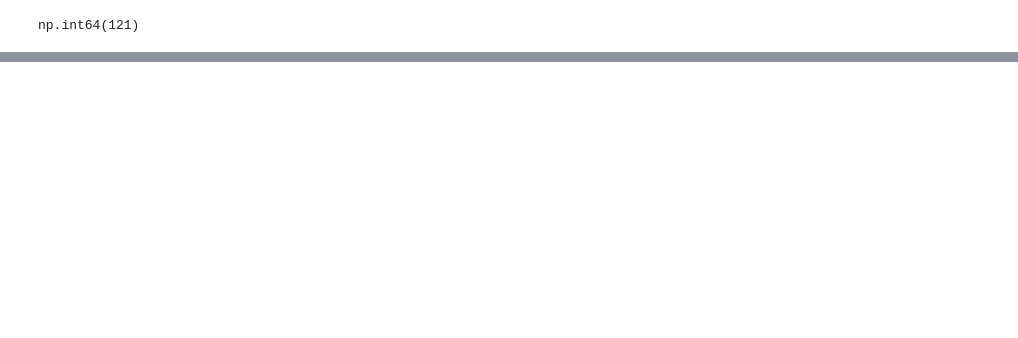
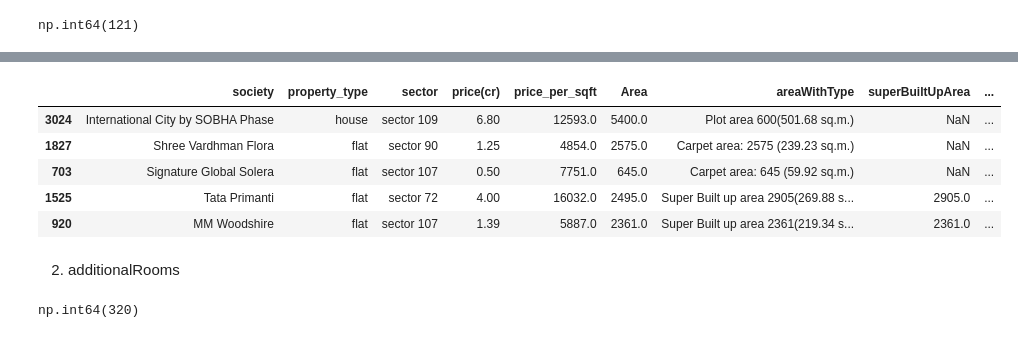
Before and after one commit to 1Priyanshu18/real-estate-project, a Jupyter notebook: notebooks/05_feature_engineering.ipynb, the cells around one changed output, grey strips where cells are left out. Cells and saved outputs as stored; diff of their text form; code cells hidden in the pictures; blank space fills up the shorter version.

```diff
--- a/notebooks/05_feature_engineering.ipynb
+++ b/notebooks/05_feature_engineering.ipynb
@@ -19,0 +105,39 @@ np.int64(121)
+# %%
+def get_area(text, target):
+    areas = extract_all_areas(text)
+    return areas.get(target.lower(), None)
+
+
+df['superBuiltUpArea'] = df['areaWithType'].apply(
+    lambda x: get_area(x, 'Super Built up area')
+)
+
+df['builtUpArea'] = df['areaWithType'].apply(
+    lambda x: get_area(x, 'Built Up area')
+)
+
+df['carpetArea'] = df['areaWithType'].apply(
+    lambda x: get_area(x, 'Carpet area')
+)
+
+# For houses
+mask = df['property_type'] == 'house'
+
+df.loc[mask, 'carpetArea'] = df.loc[mask, 'areaWithType'].apply(
+    lambda x: get_area(x, 'Plot area')
+)
+# %%
+df.sample(5)
+# %% [output]
+|  | society | property_type | sector | price(cr) | price_per_sqft | Area | areaWithType | superBuiltUpArea | ... |
+| 3024 | International City by SOBHA Phase | house | sector 109 | 6.80 | 12593.0 | 5400.0 | Plot area 600(501.68 sq.m.) | NaN | ... |
+| 1827 | Shree Vardhman Flora | flat | sector 90 | 1.25 | 4854.0 | 2575.0 | Carpet area: 2575 (239.23 sq.m.) | NaN | ... |
+| 703 | Signature Global Solera | flat | sector 107 | 0.50 | 7751.0 | 645.0 | Carpet area: 645 (59.92 sq.m.) | NaN | ... |
+| 1525 | Tata Primanti | flat | sector 72 | 4.00 | 16032.0 | 2495.0 | Super Built up area 2905(269.88 s... | 2905.0 | ... |
+| 920 | MM Woodshire | flat | sector 107 | 1.39 | 5887.0 | 2361.0 | Super Built up area 2361(219.34 s... | 2361.0 | ... |
+# %% [markdown]
+2. additionalRooms
+# %%
+df['additionalRoom'].isnull().sum()
+# %% [output]
+np.int64(320)
```
Also changed, not shown: parts of 19 cells of this notebook.
